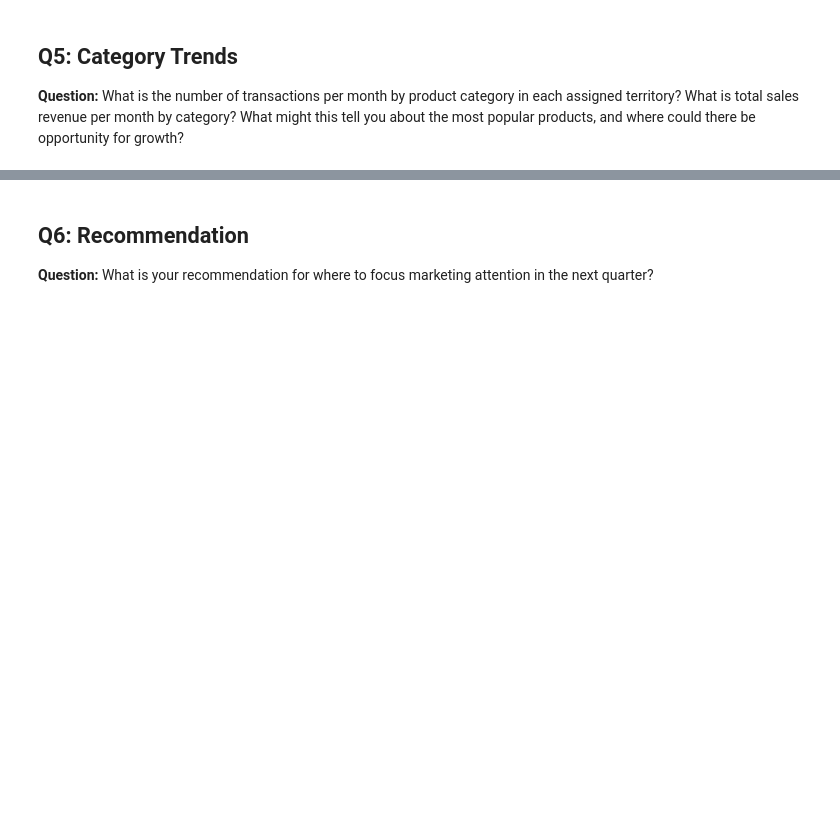
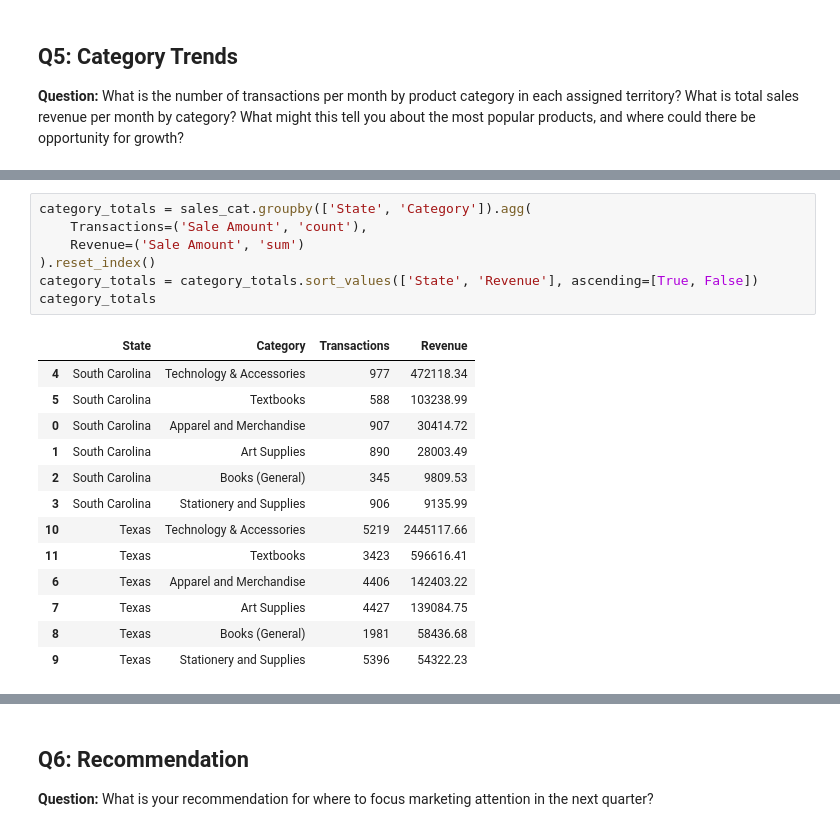
Before and after one commit to iSwaidy/Capstone_2, a Jupyter notebook: Ramirez_sales_analysis.ipynb, the cells around one changed output, grey strips where cells are left out. Saved outputs shown, nothing was run; the diff lists cells and outputs as text; blank space fills up the shorter version.

```diff
--- a/Ramirez_sales_analysis.ipynb
+++ b/Ramirez_sales_analysis.ipynb
@@ -116,0 +401,21 @@ What might this tell you about the most popular products, and where could there
+# %%
+category_totals = sales_cat.groupby(['State', 'Category']).agg(
+    Transactions=('Sale Amount', 'count'),
+    Revenue=('Sale Amount', 'sum')
+).reset_index()
+category_totals = category_totals.sort_values(['State', 'Revenue'], ascending=[True, False])
+category_totals
+# %% [output]
+|  | State | Category | Transactions | Revenue |
+| 4 | South Carolina | Technology & Accessories | 977 | 472118.34 |
+| 5 | South Carolina | Textbooks | 588 | 103238.99 |
+| 0 | South Carolina | Apparel and Merchandise | 907 | 30414.72 |
+| 1 | South Carolina | Art Supplies | 890 | 28003.49 |
+| 2 | South Carolina | Books (General) | 345 | 9809.53 |
+| 3 | South Carolina | Stationery and Supplies | 906 | 9135.99 |
+| 10 | Texas | Technology & Accessories | 5219 | 2445117.66 |
+| 11 | Texas | Textbooks | 3423 | 596616.41 |
+| 6 | Texas | Apparel and Merchandise | 4406 | 142403.22 |
+| 7 | Texas | Art Supplies | 4427 | 139084.75 |
+| 8 | Texas | Books (General) | 1981 | 58436.68 |
+| 9 | Texas | Stationery and Supplies | 5396 | 54322.23 |
```
Also changed, not shown: parts of 28 cells of this notebook.
